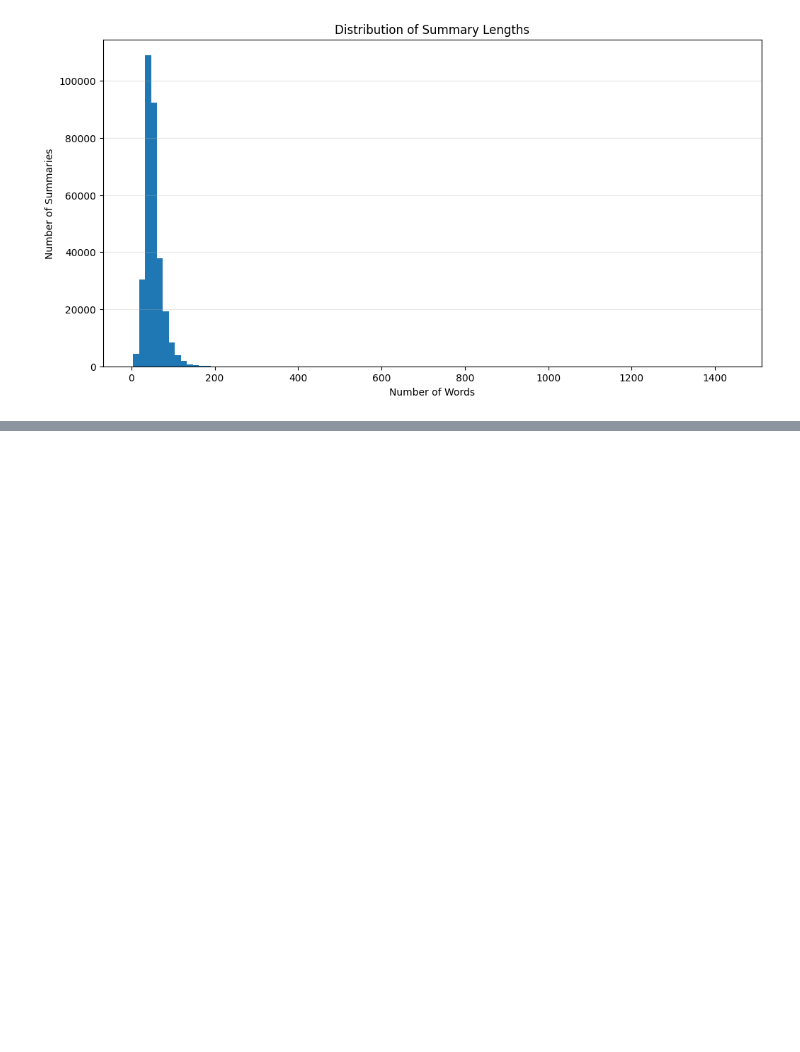
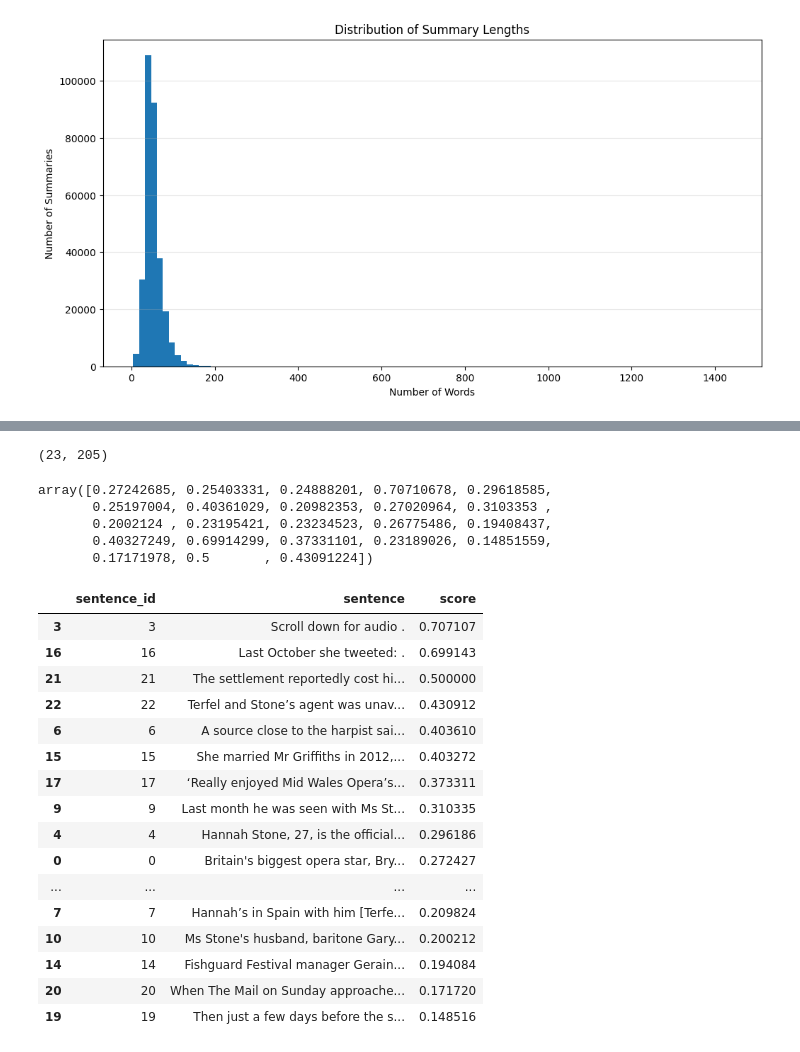
Before and after one commit to m4rtin1/text_summarization, a Jupyter notebook: text_summarization_.ipynb, the cells around one changed output, grey strips where cells are left out. Drawn from its saved outputs; the diff is of its cells as text; code cells hidden in the pictures; blank space fills up the shorter version.

```diff
--- a/text_summarization_.ipynb
+++ b/text_summarization_.ipynb
@@ -197,0 +219,16 @@ df[df["CR_length"] > 1].shape[0]
+# %%
+import nltk
+from nltk.tokenize import sent_tokenize
+
+from sklearn.feature_extraction.text import TfidfVectorizer
+
+import numpy as np
+import random
+
+nltk.download("punkt_tab")
+idx = random.randint(0, df_train.shape[0])
+article = df_train.iloc[idx]["article"]
+summary = df_train.iloc[idx]["highlights"]
+
+sentences = sent_tokenize(article)
+print("Number of sentences is first article:", len(sentences))
@@ -197,0 +239,52 @@ df[df["CR_length"] > 1].shape[0]
+# %%
+vectorizer = TfidfVectorizer(stop_words="english")
+
+tfidf_matrix = vectorizer.fit_transform(sentences)
+print(tfidf_matrix.shape)
+# %% [output]
+(23, 205)
+# %%
+word_counts = tfidf_matrix.getnnz(axis=1)
+
+sentence_scores = np.asarray(
+    tfidf_matrix.sum(axis=1)
+).flatten() / np.maximum(word_counts, 1)
+
+sentence_scores
+# %% [output]
+array([0.27242685, 0.25403331, 0.24888201, 0.70710678, 0.29618585,
+       0.25197004, 0.40361029, 0.20982353, 0.27020964, 0.3103353 ,
+       0.2002124 , 0.23195421, 0.23234523, 0.26775486, 0.19408437,
+       0.40327249, 0.69914299, 0.37331101, 0.23189026, 0.14851559,
+       0.17171978, 0.5       , 0.43091224])
+# %%
+results = pd.DataFrame({
+    "sentence_id": range(len(sentences)),
+    "sentence": sentences,
+    "score": sentence_scores
+})
+
+results = results.sort_values(
+    by="score",
+    ascending=False
+)
+
+results
+# %% [output]
+|  | sentence_id | sentence | score |
+| 3 | 3 | Scroll down for audio . | 0.707107 |
+| 16 | 16 | Last October she tweeted: . | 0.699143 |
+| 21 | 21 | The settlement reportedly cost hi... | 0.500000 |
+| 22 | 22 | Terfel and Stone’s agent was unav... | 0.430912 |
+| 6 | 6 | A source close to the harpist sai... | 0.403610 |
+| 15 | 15 | She married Mr Griffiths in 2012,... | 0.403272 |
+| 17 | 17 | ‘Really enjoyed Mid Wales Opera’s... | 0.373311 |
+| 9 | 9 | Last month he was seen with Ms St... | 0.310335 |
+| 4 | 4 | Hannah Stone, 27, is the official... | 0.296186 |
+| 0 | 0 | Britain's biggest opera star, Bry... | 0.272427 |
+| ... | ... | ... | ... |
+| 7 | 7 | Hannah’s in Spain with him [Terfe... | 0.209824 |
+| 10 | 10 | Ms Stone's husband, baritone Gary... | 0.200212 |
+| 14 | 14 | Fishguard Festival manager Gerain... | 0.194084 |
+| 20 | 20 | When The Mail on Sunday approache... | 0.171720 |
+| 19 | 19 | Then just a few days before the s... | 0.148516 |
```
Also changed, not shown: parts of 16 cells of this notebook.
